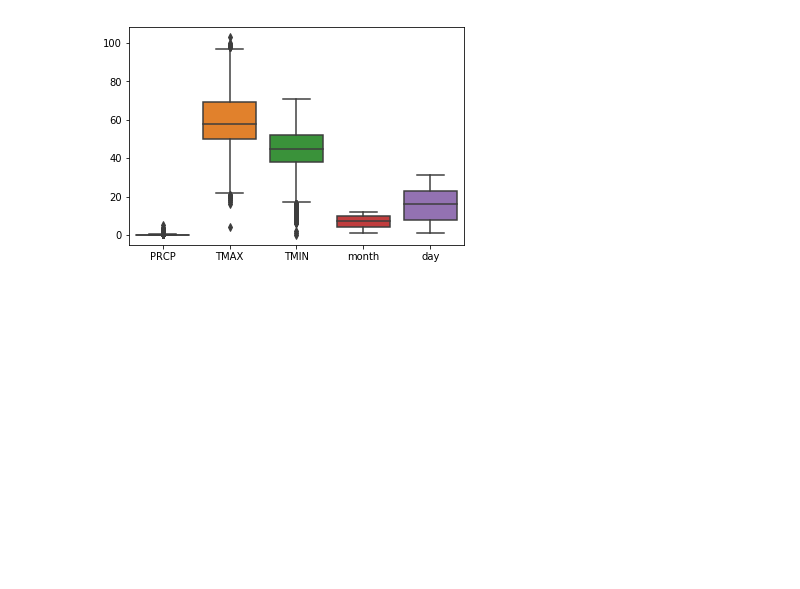
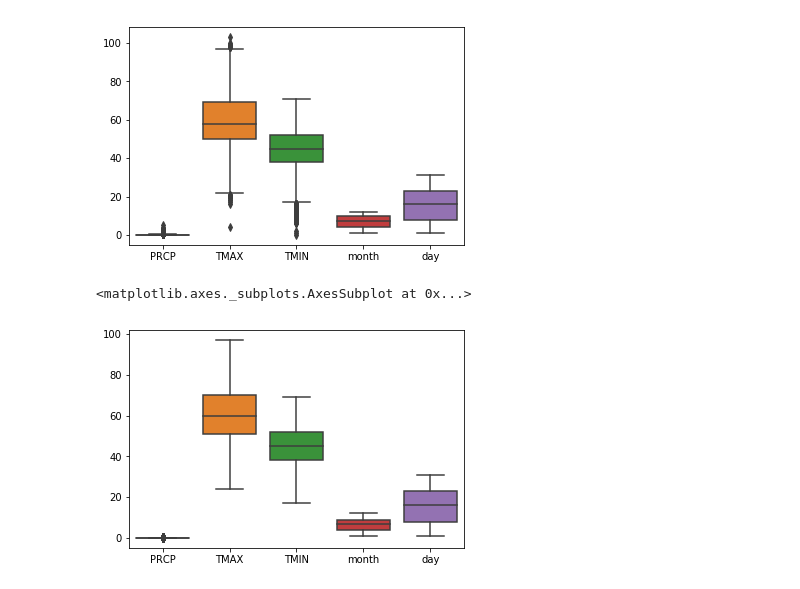
Before and after one commit to innovator-arjun/DataScience-Learning, a Jupyter notebook: Did it rain in Seattle/Rain Prediction in Seatle.ipynb, the cells around one changed output. Cells and saved outputs as stored; diff of their text form; code cells hidden in the pictures; blank space fills up the shorter version.

```diff
--- a/Did it rain in Seattle/Rain Prediction in Seatle.ipynb
+++ b/Did it rain in Seattle/Rain Prediction in Seatle.ipynb
@@ -175,3 +175,14 @@ sns.boxplot(data=train[['PRCP','TMAX','TMIN','month','day']])
 # %% [output]
 <matplotlib.axes._subplots.AxesSubplot at 0x...>
 [figure]
+# %%
+
+trainN = train.copy()
+trainN=trainN.drop(trainN[trainN['TMIN']<17 ].index)
+trainN=trainN.drop(trainN[(trainN['TMAX']>97.5) | (trainN['TMAX']< 21.5)].index)
+trainN=trainN.drop(trainN[(trainN['PRCP']>0.25) | (trainN['PRCP']< -0.15) ].index)
+# %%
+sns.boxplot(data=trainN[['PRCP','TMAX','TMIN','month','day']])
+# %% [output]
+<matplotlib.axes._subplots.AxesSubplot at 0x...>
+[figure, added]
```
